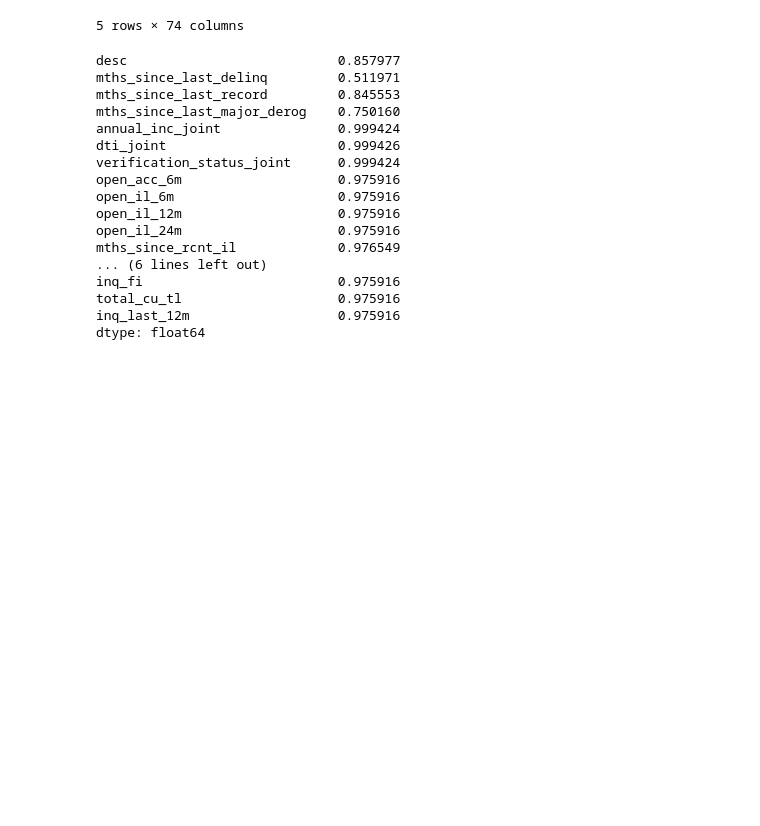
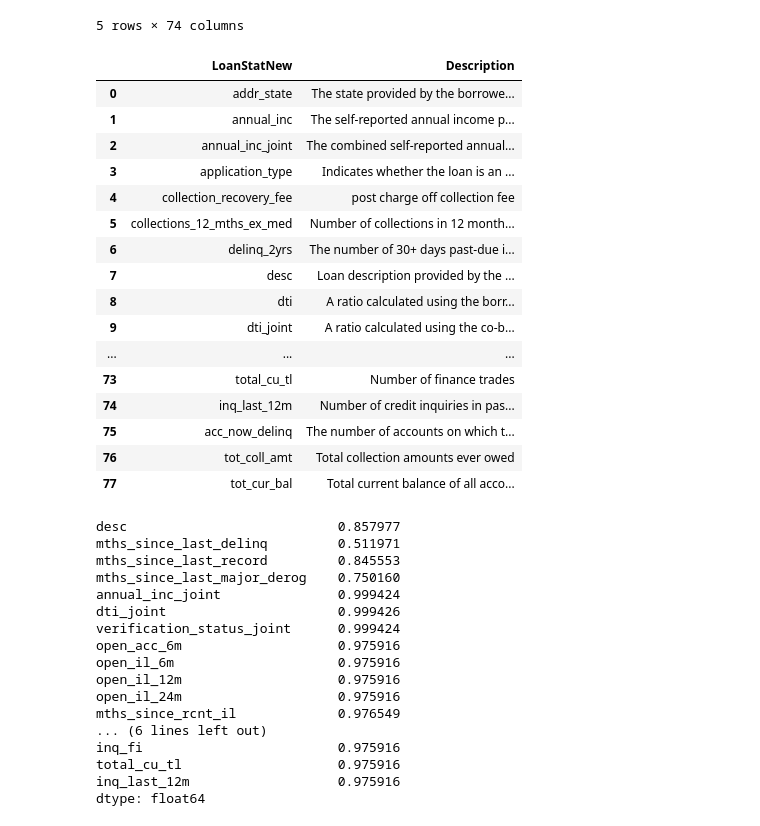
Before and after one commit to sanjogh777/Project1, a Jupyter notebook: Data Visualization/Data Visualization.ipynb, the cells around one changed output. Cells and saved outputs as stored; diff of their text form; code cells hidden in the pictures; blank space fills up the shorter version.

```diff
--- a/Data Visualization/Data Visualization.ipynb
+++ b/Data Visualization/Data Visualization.ipynb
@@ -15,6 +15,27 @@ loan2.head()
 | 3 | 1076863 | 1277178 | 10000.0 | 10000.0 | 10000.0 | 36 months | 13.49 | 339.31 | C | ... |
 | 4 | 1075358 | 1311748 | 3000.0 | 3000.0 | 3000.0 | 60 months | 12.69 | 67.79 | B | ... |
 5 rows × 74 columns
+# %%
+df_description = pd.read_excel('LCDataDictionary.xlsx').dropna()
+df_description.style.set_properties(subset=['Description'], **{'width': '1000px'})
+# %% [output]
+|  | LoanStatNew | Description |
+| 0 | addr_state | The state provided by the borrowe... |
+| 1 | annual_inc | The self-reported annual income p... |
+| 2 | annual_inc_joint | The combined self-reported annual... |
+| 3 | application_type | Indicates whether the loan is an ... |
+| 4 | collection_recovery_fee | post charge off collection fee |
+| 5 | collections_12_mths_ex_med | Number of collections in 12 month... |
+| 6 | delinq_2yrs | The number of 30+ days past-due i... |
+| 7 | desc | Loan description provided by the ... |
+| 8 | dti | A ratio calculated using the borr... |
+| 9 | dti_joint | A ratio calculated using the co-b... |
+| ... | ... | ... |
+| 73 | total_cu_tl | Number of finance trades |
+| 74 | inq_last_12m | Number of credit inquiries in pas... |
+| 75 | acc_now_delinq | The number of accounts on which t... |
+| 76 | tot_coll_amt | Total collection amounts ever owed |
+| 77 | tot_cur_bal | Total current balance of all acco... |
 # %%
 check_null = loan2.isnull().sum(axis=0)/float(len(loan2))
 check_null[check_null>0.3]
```
Also changed, not shown: 1 other file.
